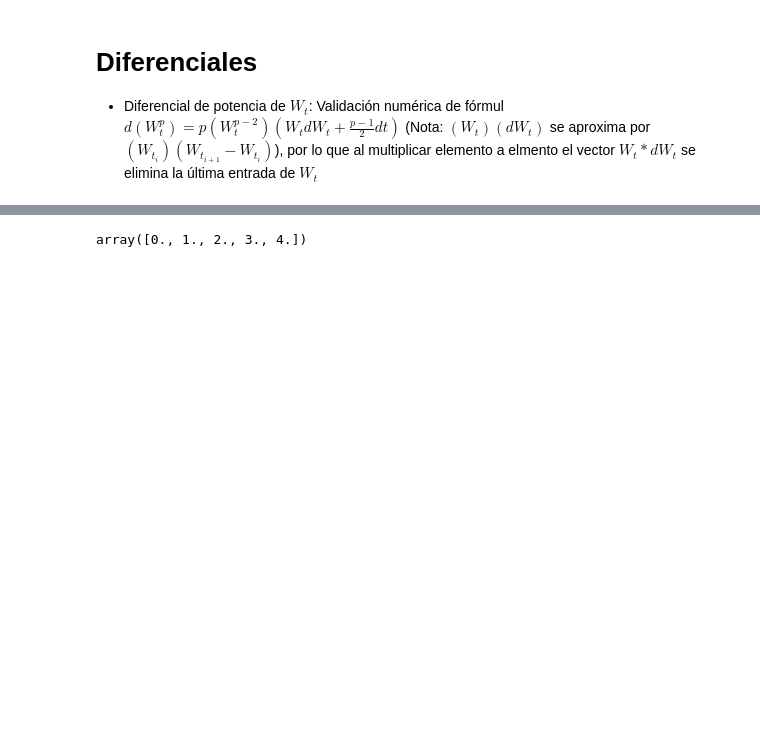
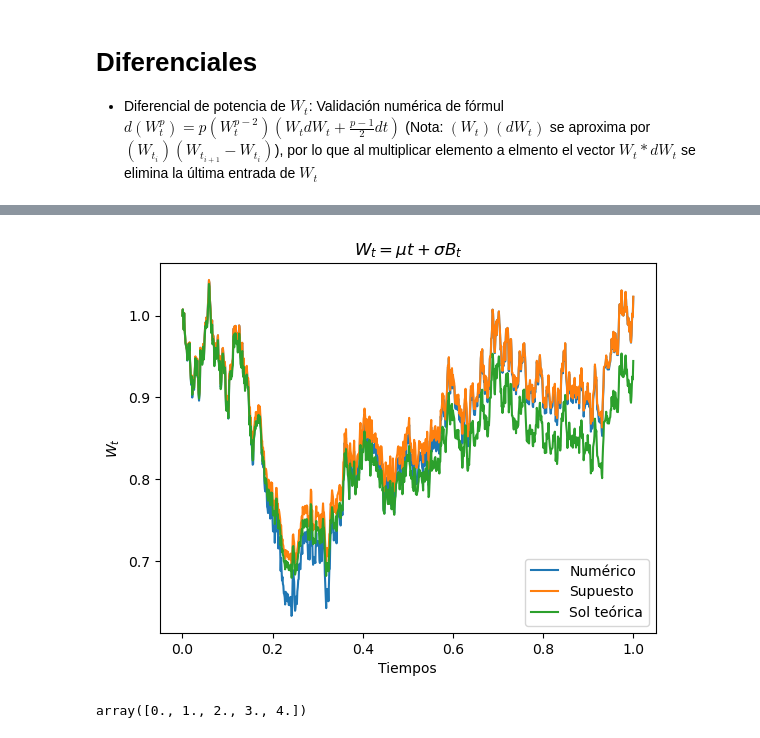
Before and after one commit to msanchezr99/Talleres_estocasticos1, a Jupyter notebook: Procesos_estoc_continuos/EDE.ipynb, the cells around one changed output, grey strips where cells are left out. Saved outputs shown, nothing was run; the diff lists cells and outputs as text; code cells hidden in the pictures; blank space fills up the shorter version.

Commit message:
EDE ejemplo añadido y solución numérica vs teórica de MBG

```diff
--- a/Procesos_estoc_continuos/EDE.ipynb
+++ b/Procesos_estoc_continuos/EDE.ipynb
@@ -38,3 +50,31 @@ plt.tight_layout()
+# %%
+T=1
+n=1001
+time=np.linspace(0,T,n)
+dt=T/(n-1)
+sigma=0.4
+S_num=np.zeros(n)
+S_num[0]=1
+
+dW=bm.get_dB(n-1,dt)
+#Aprox numérica
+W=np.cumsum(np.insert(dW,0,0)) #Igual longitud que vector de tiempos
+for i in range(1,n):
+    S_num[i]=S_num[i-1]+sigma*dW[i-1]
+#Solución intuida de EDO
+S_supuesto=np.exp(sigma*W)
+#Solución real
+S_teor=S_num[0]*np.exp((-sigma**2)*time/2+sigma*W)
+
+fig, ax = plt.subplots()
+ax.plot(time,np.array([S_num,S_supuesto,S_teor]).T)
+ax.legend(["Numérico","Supuesto","Sol teórica"])
+ax.set_title("$W_t = \mu t +\sigma B_t$")
+ax.set_xlabel("Tiempos")
+ax.set_ylabel("$W_t$")
+plt.show()
+# %% [output]
+[figure, added]
 # %%
 X_t=np.linspace(0,5,6)
 #F_t=X_t**2
```
Also changed, not shown: parts of 3 cells of this notebook.
